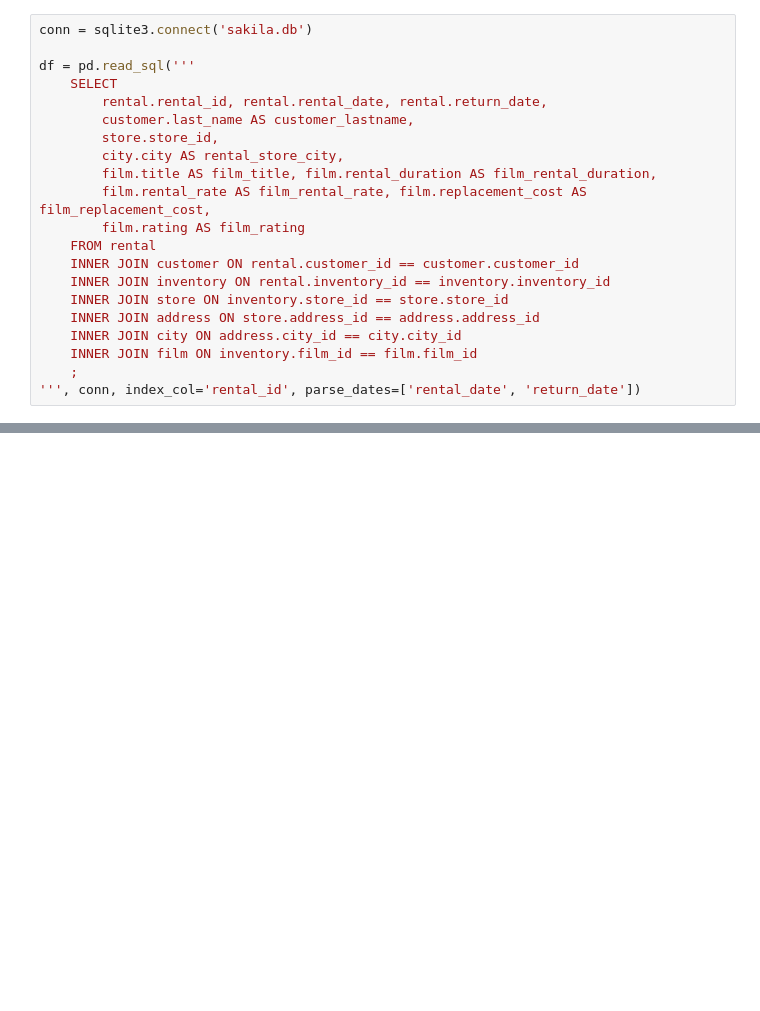
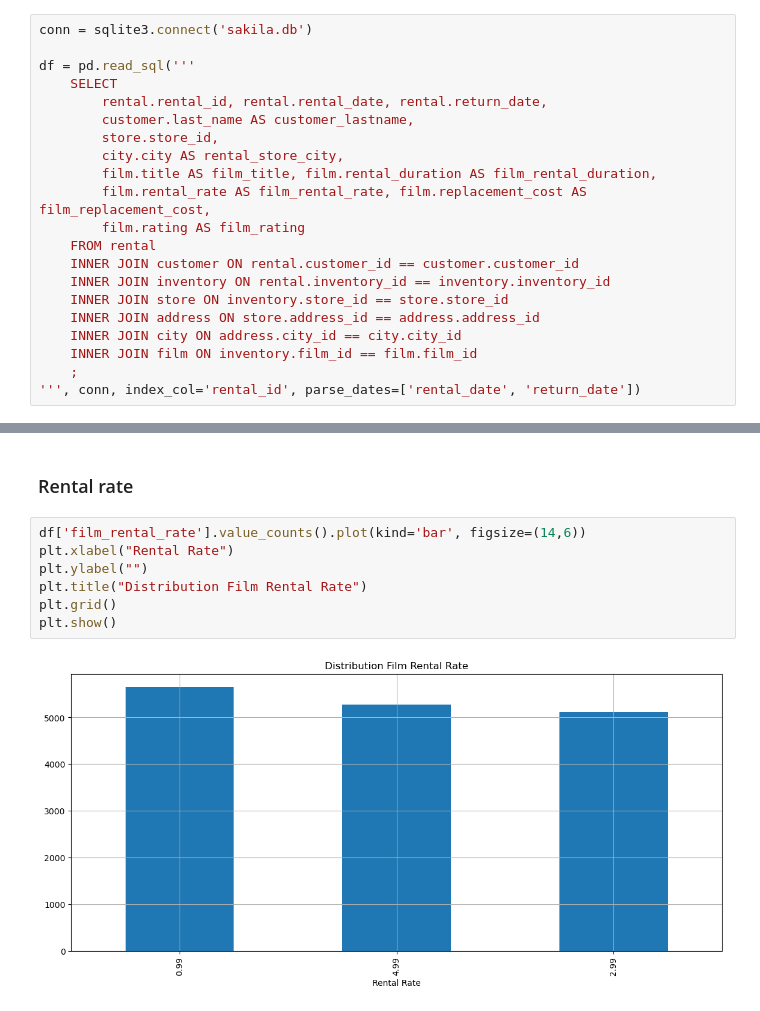
Before and after one commit to luroel/sakiladb, a Jupyter notebook: main_sakila_db.ipynb, the cells around one changed output, grey strips where cells are left out. Saved outputs shown, nothing was run; the diff lists cells and outputs as text; blank space fills up the shorter version.

```diff
--- a/main_sakila_db.ipynb
+++ b/main_sakila_db.ipynb
@@ -42,0 +99,11 @@ df.head()
+# %% [markdown]
+### Rental rate
+# %%
+df['film_rental_rate'].value_counts().plot(kind='bar', figsize=(14,6))
+plt.xlabel("Rental Rate")
+plt.ylabel("")
+plt.title("Distribution Film Rental Rate")
+plt.grid()
+plt.show()
+# %% [output]
+[figure, added]
```
Also changed, not shown: parts of 10 cells of this notebook.
